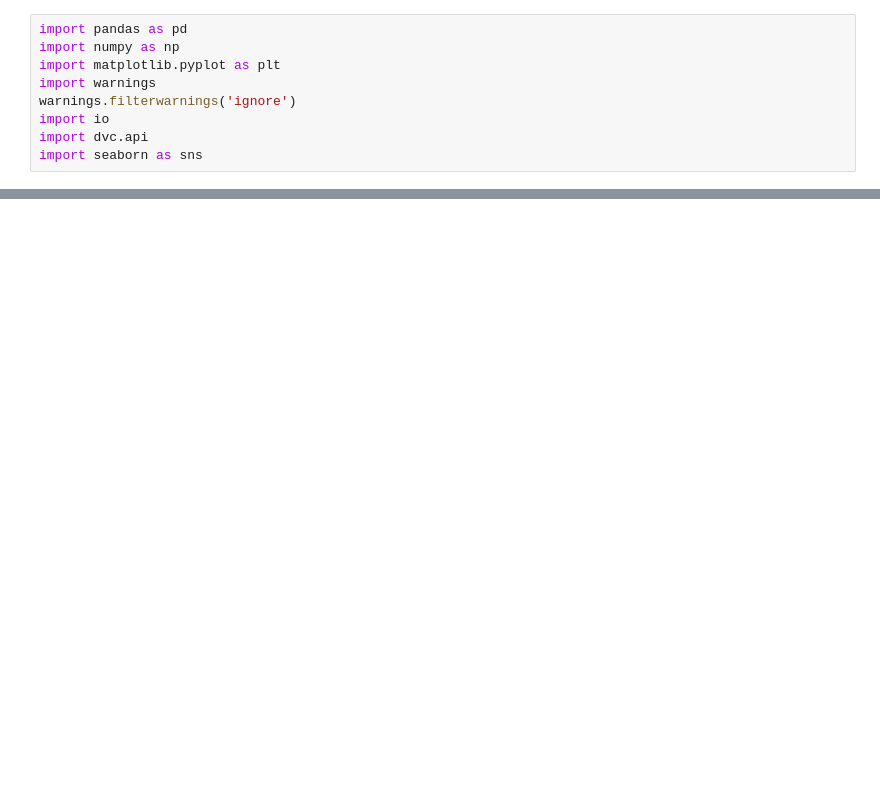
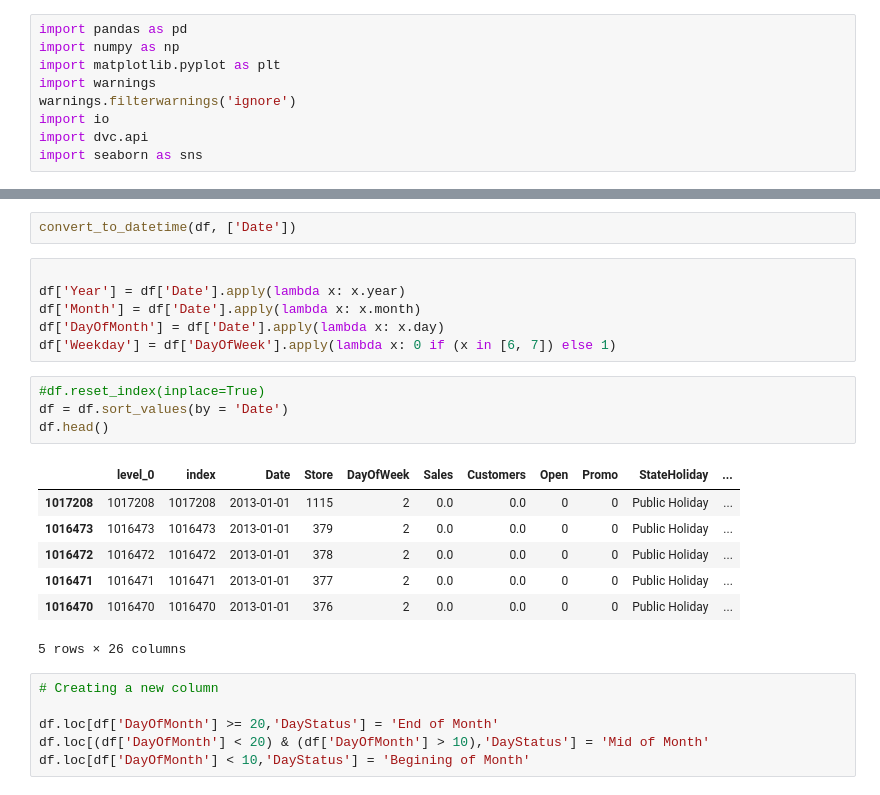
Before and after one commit to MohammedEsamaldin/Pharmaceutical-Sales-Prediction-across-multiple-stores, a Jupyter notebook: notebooks/ML.ipynb, the cells around one changed output, grey strips where cells are left out. Drawn from its saved outputs; the diff is of its cells as text; blank space fills up the shorter version.

```diff
--- a/notebooks/ML.ipynb
+++ b/notebooks/ML.ipynb
@@ -21,0 +52,26 @@ df.head()
+# %%
+convert_to_datetime(df, ['Date'])
+# %%
+
+df['Year'] = df['Date'].apply(lambda x: x.year)
+df['Month'] = df['Date'].apply(lambda x: x.month)
+df['DayOfMonth'] = df['Date'].apply(lambda x: x.day)
+df['Weekday'] = df['DayOfWeek'].apply(lambda x: 0 if (x in [6, 7]) else 1)
+# %%
+#df.reset_index(inplace=True)
+df = df.sort_values(by = 'Date')
+df.head()
+# %% [output]
+|  | level_0 | index | Date | Store | DayOfWeek | Sales | Customers | Open | Promo | StateHoliday | ... |
+| 1017208 | 1017208 | 1017208 | 2013-01-01 | 1115 | 2 | 0.0 | 0.0 | 0 | 0 | Public Holiday | ... |
+| 1016473 | 1016473 | 1016473 | 2013-01-01 | 379 | 2 | 0.0 | 0.0 | 0 | 0 | Public Holiday | ... |
+| 1016472 | 1016472 | 1016472 | 2013-01-01 | 378 | 2 | 0.0 | 0.0 | 0 | 0 | Public Holiday | ... |
+| 1016471 | 1016471 | 1016471 | 2013-01-01 | 377 | 2 | 0.0 | 0.0 | 0 | 0 | Public Holiday | ... |
+| 1016470 | 1016470 | 1016470 | 2013-01-01 | 376 | 2 | 0.0 | 0.0 | 0 | 0 | Public Holiday | ... |
+5 rows × 26 columns
+# %%
+# Creating a new column
+
+df.loc[df['DayOfMonth'] >= 20,'DayStatus'] = 'End of Month'
+df.loc[(df['DayOfMonth'] < 20) & (df['DayOfMonth'] > 10),'DayStatus'] = 'Mid of Month'
+df.loc[df['DayOfMonth'] < 10,'DayStatus'] = 'Begining of Month'
```
Also changed, not shown: parts of 10 cells of this notebook.
